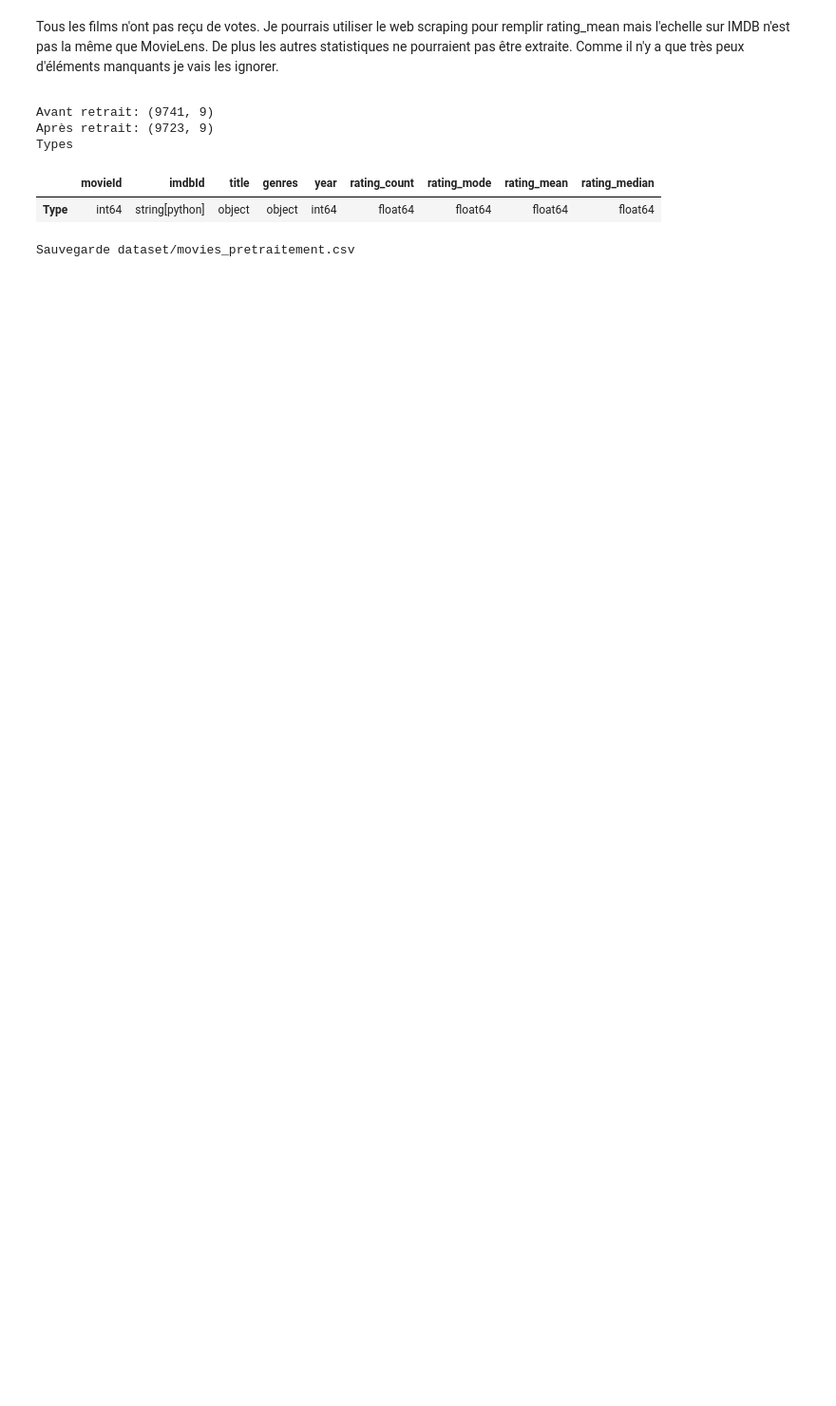
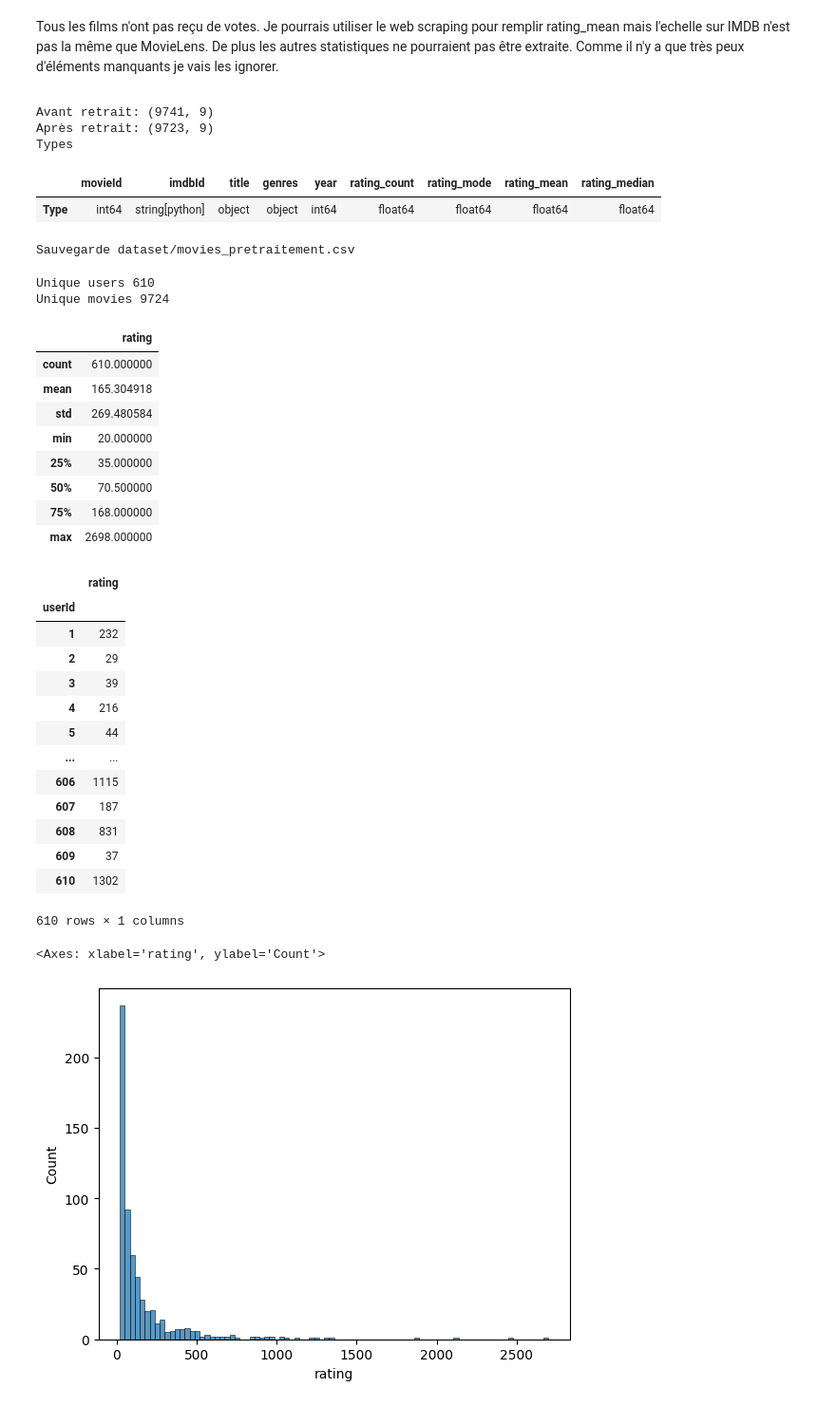
Before and after one commit to jfgagnon00/MovieLens, a Jupyter notebook: Pretraitement.ipynb, the cells around one changed output. Shown: that part at 95% size. Cells and saved outputs as stored; diff of their text form; code cells hidden in the pictures; blank space fills up the shorter version.

```diff
--- a/Pretraitement.ipynb
+++ b/Pretraitement.ipynb
@@ -730,3 +730,38 @@ print("Sauvegarde", csv_path)
 movies_ratings.to_csv(csv_path, index=False)
 # %% [output]
 Sauvegarde dataset/movies_pretraitement.csv
+# %%
+gg = mvl_dataset.ratings[["userId", "rating"]].groupby(by="userId").count()
+print("Unique users", mvl_dataset.ratings.userId.nunique())
+print("Unique movies", mvl_dataset.ratings.movieId.nunique())
+display(gg.describe())
+display(gg)
+sns.histplot(x="rating", data=gg)
+# %% [output]
+Unique users 610
+Unique movies 9724
+|  | rating |
+| count | 610.000000 |
+| mean | 165.304918 |
+| std | 269.480584 |
+| min | 20.000000 |
+| 25% | 35.000000 |
+| 50% | 70.500000 |
+| 75% | 168.000000 |
+| max | 2698.000000 |
+|  | rating |
+| userId |  |
+| 1 | 232 |
+| 2 | 29 |
+| 3 | 39 |
+| 4 | 216 |
+| 5 | 44 |
+| ... | ... |
+| 606 | 1115 |
+| 607 | 187 |
+| 608 | 831 |
+| 609 | 37 |
+| 610 | 1302 |
+610 rows × 1 columns
+<Axes: xlabel='rating', ylabel='Count'>
+[figure, added]
```
Also changed, not shown: parts of 4 cells of this notebook.
